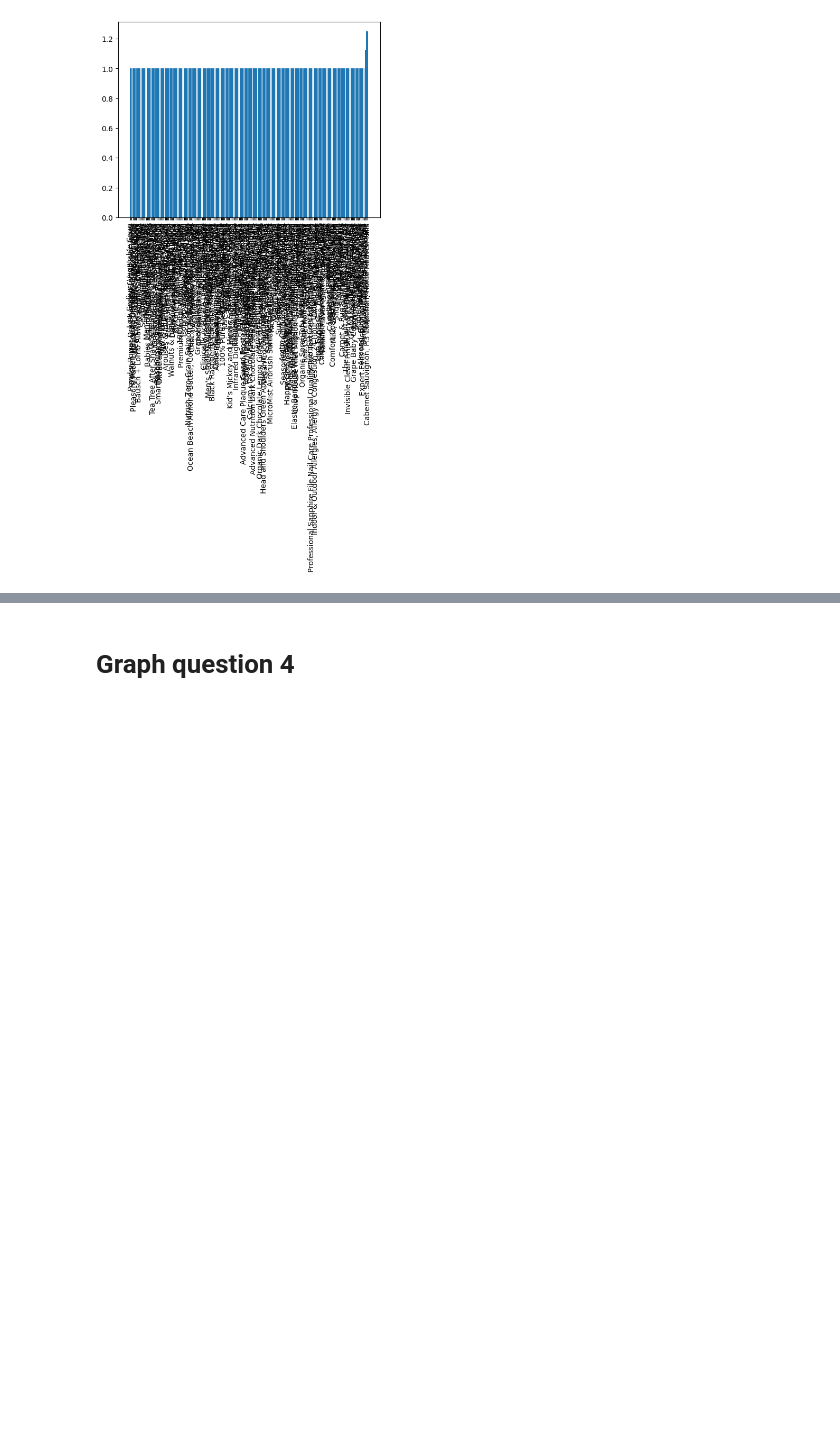
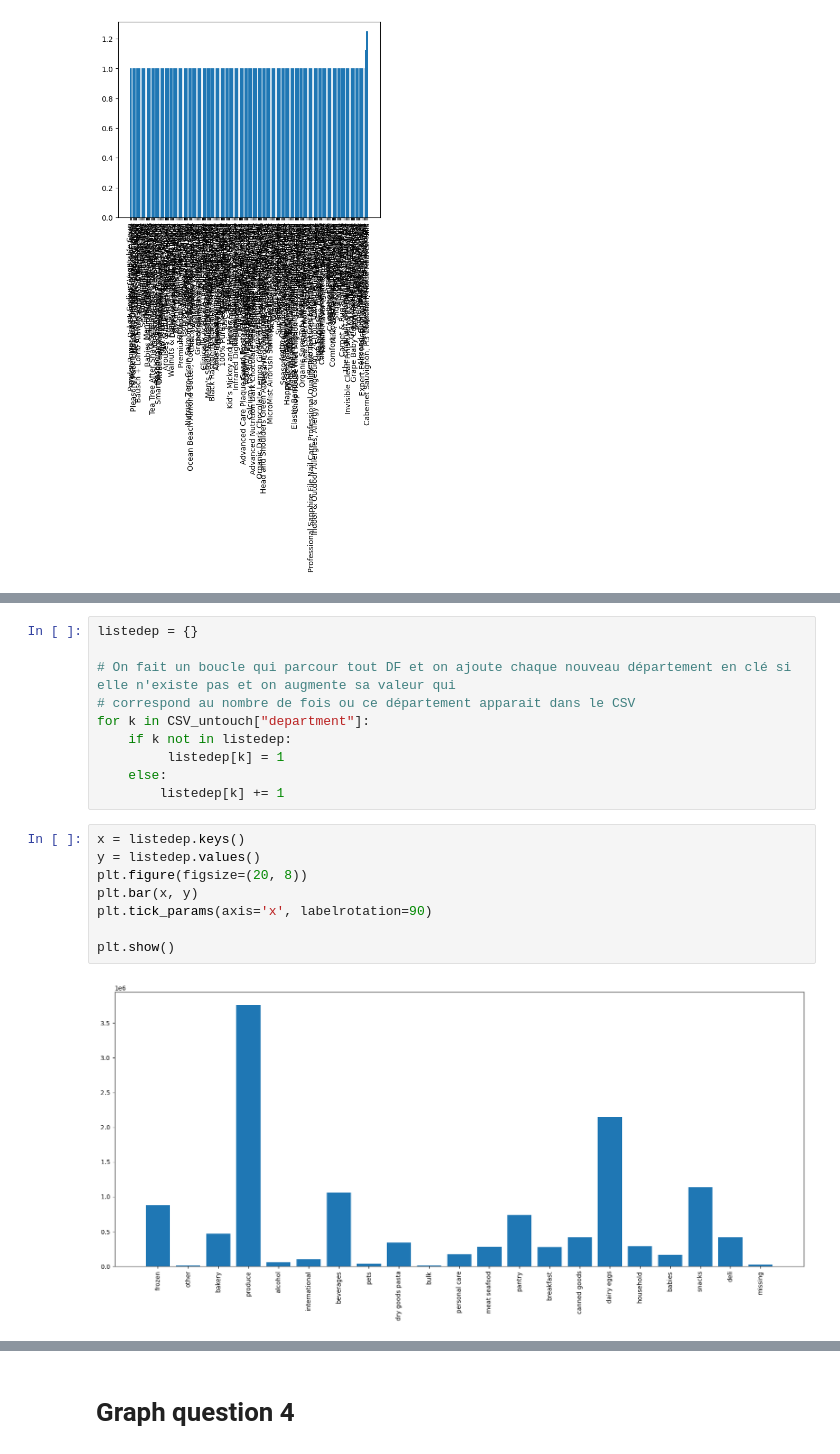
Before and after one commit to BastianHanart/NextBuy, a Jupyter notebook: notebook.ipynb, the cells around one changed output, grey strips where cells are left out. Cells and saved outputs as stored; diff of their text form; blank space fills up the shorter version.

```diff
--- a/notebook.ipynb
+++ b/notebook.ipynb
@@ -39,0 +64,20 @@ plt.show()
+# %%
+listedep = {}
+
+# On fait un boucle qui parcour tout DF et on ajoute chaque nouveau département en clé si elle n'existe pas et on augmente sa valeur qui
+# correspond au nombre de fois ou ce département apparait dans le CSV
+for k in CSV_untouch["department"]:
+    if k not in listedep:
+         listedep[k] = 1
+    else:
+        listedep[k] += 1
+# %%
+x = listedep.keys()
+y = listedep.values()
+plt.figure(figsize=(20, 8))
+plt.bar(x, y)
+plt.tick_params(axis='x', labelrotation=90)
+
+plt.show()
+# %% [output]
+[figure, added]
```
Also changed, not shown: parts of 17 cells of this notebook.
